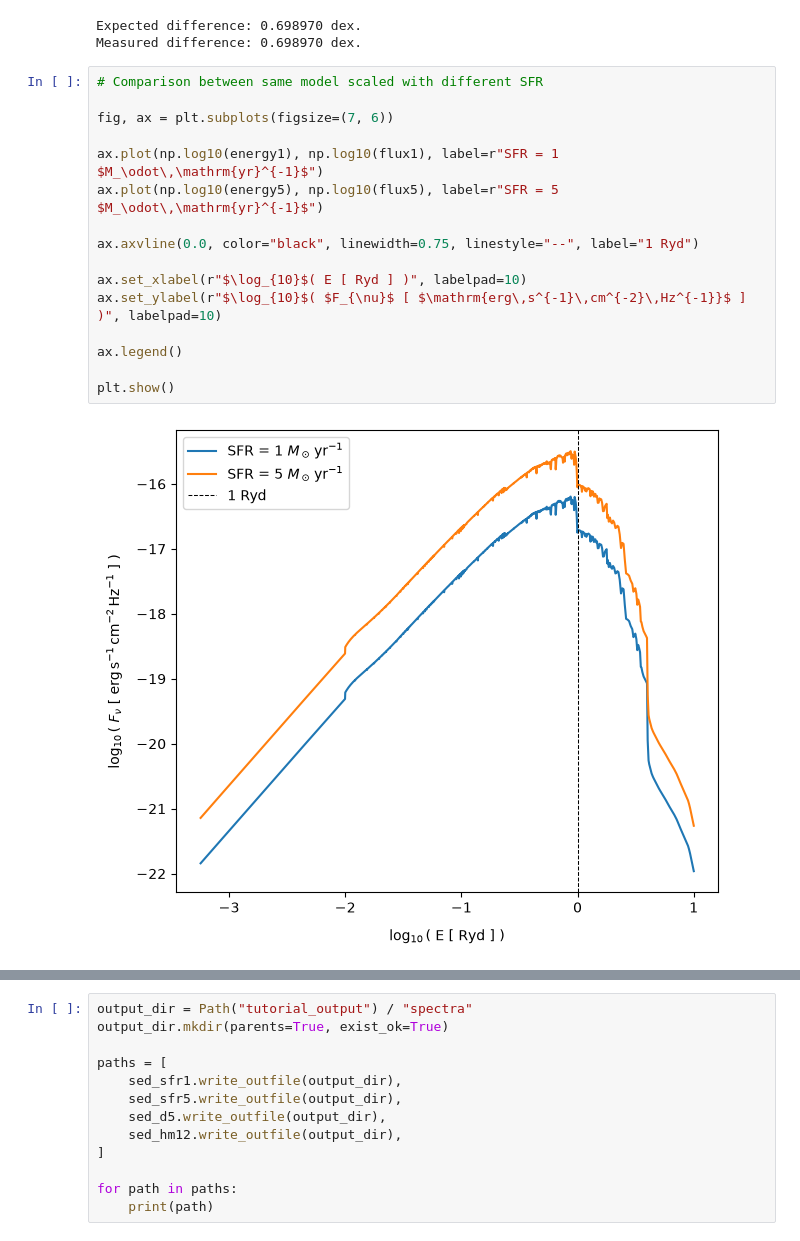
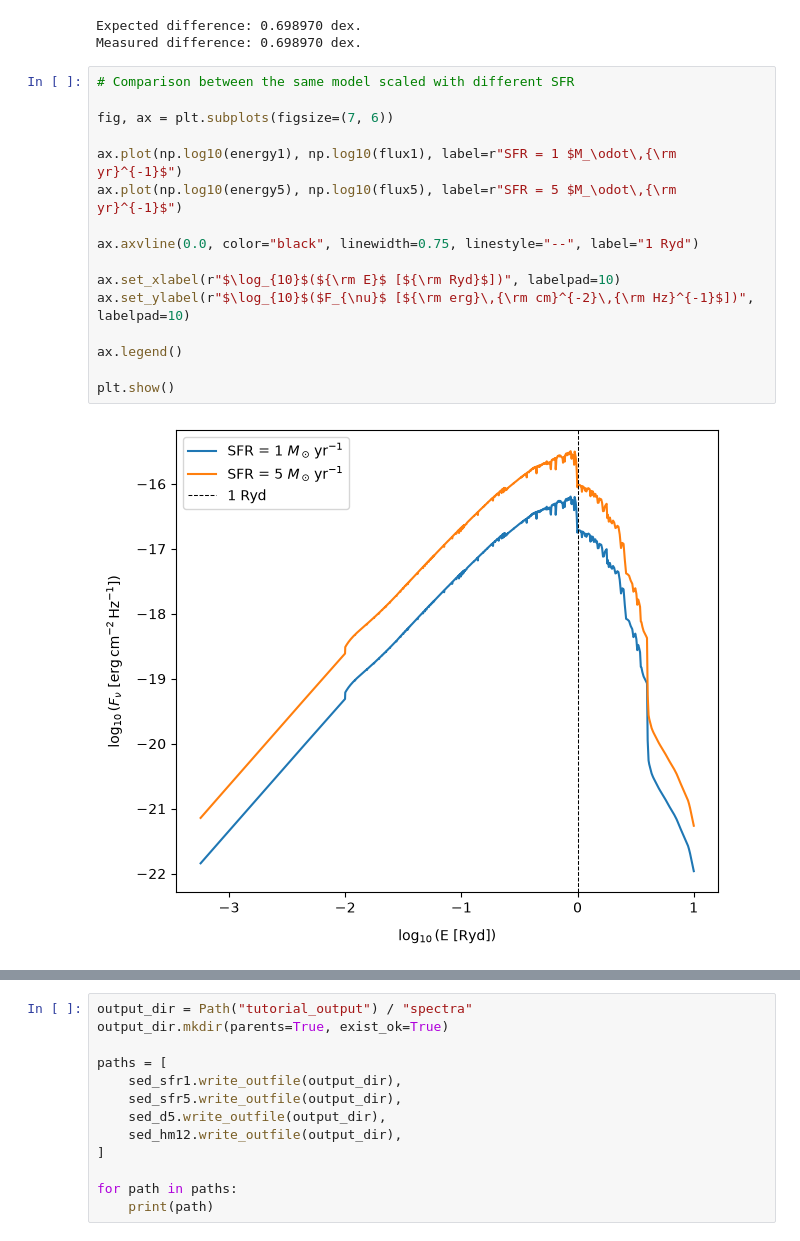
Before and after one commit to cPhysPlus/py4radiation, a Jupyter notebook: notebooks/01_preparing_spectra.ipynb, the cells around one changed output, grey strips where cells are left out. Cells and saved outputs as stored; diff of their text form.

```diff
--- a/notebooks/01_preparing_spectra.ipynb
+++ b/notebooks/01_preparing_spectra.ipynb
@@ -95,23 +93,23 @@ print(f"Measured difference: {np.mean(delta_sfr):.6f} dex.")
 Expected difference: 0.698970 dex.
 Measured difference: 0.698970 dex.
 # %%
-# Comparison between same model scaled with different SFR
+# Comparison between the same model scaled with different SFR
 
 fig, ax = plt.subplots(figsize=(7, 6))
 
-ax.plot(np.log10(energy1), np.log10(flux1), label=r"SFR = 1 $M_\odot\,\mathrm{yr}^{-1}$")
-ax.plot(np.log10(energy5), np.log10(flux5), label=r"SFR = 5 $M_\odot\,\mathrm{yr}^{-1}$")
+ax.plot(np.log10(energy1), np.log10(flux1), label=r"SFR = 1 $M_\odot\,{\rm yr}^{-1}$")
+ax.plot(np.log10(energy5), np.log10(flux5), label=r"SFR = 5 $M_\odot\,{\rm yr}^{-1}$")
 
 ax.axvline(0.0, color="black", linewidth=0.75, linestyle="--", label="1 Ryd")
 
-ax.set_xlabel(r"$\log_{10}$( E [ Ryd ] )", labelpad=10)
-ax.set_ylabel(r"$\log_{10}$( $F_{\nu}$ [ $\mathrm{erg\,s^{-1}\,cm^{-2}\,Hz^{-1}}$ ] )", labelpad=10)
+ax.set_xlabel(r"$\log_{10}$(${\rm E}$ [${\rm Ryd}$])", labelpad=10)
+ax.set_ylabel(r"$\log_{10}$($F_{\nu}$ [${\rm erg}\,{\rm cm}^{-2}\,{\rm Hz}^{-1}$])", labelpad=10)
 
 ax.legend()
 
 plt.show()
 # %% [output]
-[figure, old version]
+[figure, new version]
 # %% [markdown]
 ## 3. Distance scaling
 
```
Also changed, not shown: parts of 14 cells of this notebook, 15 other files.
